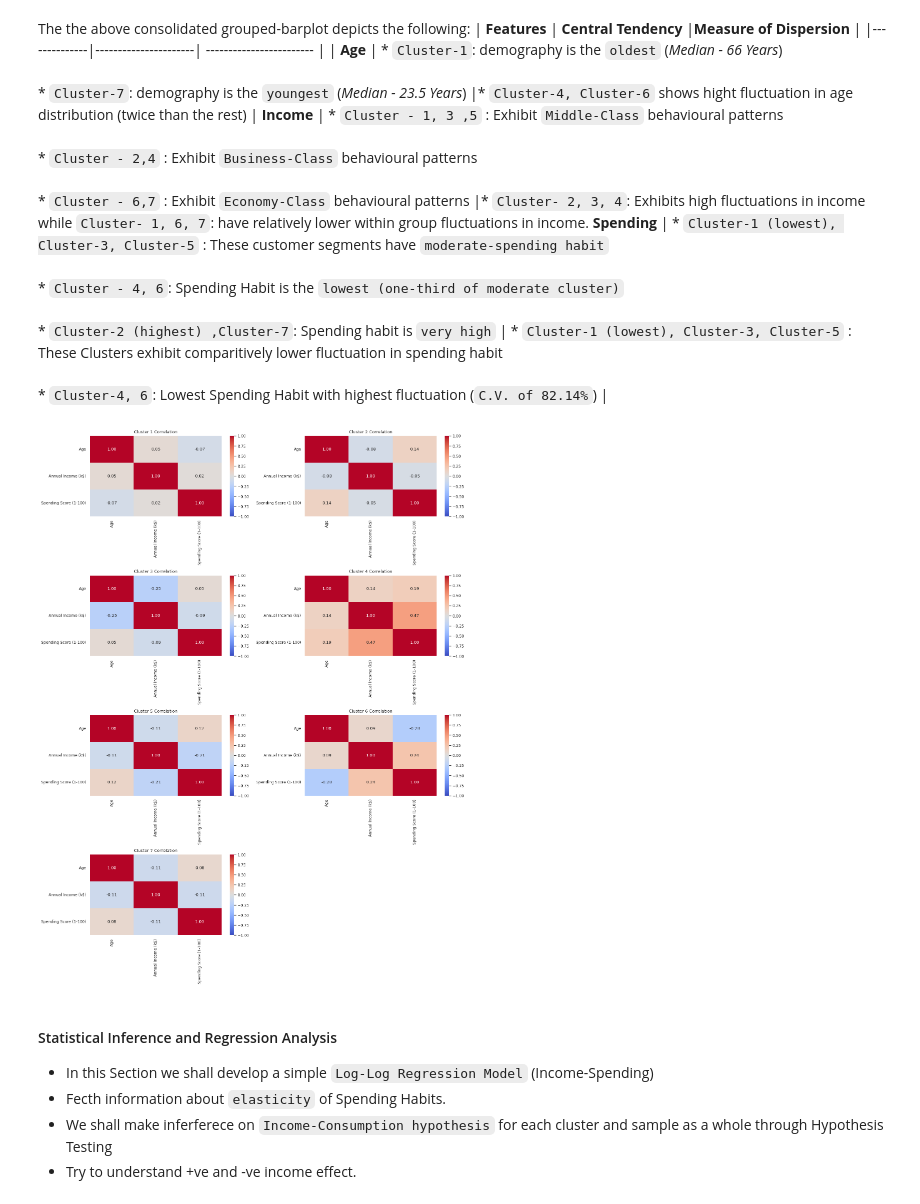
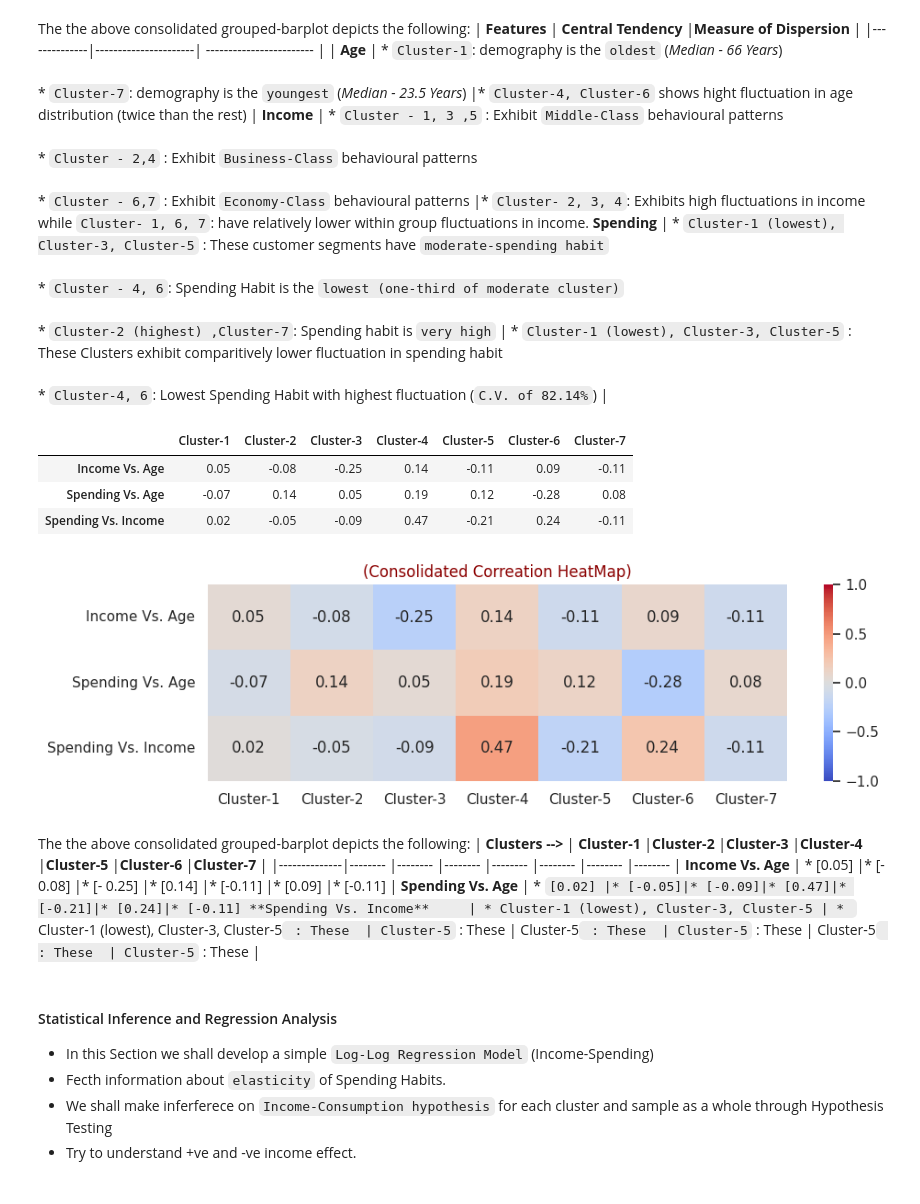
Before and after one commit to pb319/Segment-Stream, a Jupyter notebook: CustSegment.ipynb, the cells around one changed output. Cells and saved outputs as stored; diff of their text form; code cells hidden in the pictures.

Commit message:
Consolidated Correation HeatMap Added

```diff
--- a/CustSegment.ipynb
+++ b/CustSegment.ipynb
@@ -909,29 +909,47 @@ corr4 = customer_cls4[["Age","Annual Income (k$)","Spending Score (1-100)"]].cor
 corr5 = customer_cls5[["Age","Annual Income (k$)","Spending Score (1-100)"]].corr()
 corr6 = customer_cls6[["Age","Annual Income (k$)","Spending Score (1-100)"]].corr()
 corr7 = customer_cls7[["Age","Annual Income (k$)","Spending Score (1-100)"]].corr()
-# %%
-# List of correlation matrices
-corrs = [corr1, corr2, corr3, corr4, corr5, corr6, corr7]
-
-# Set Up Theame in Seaborn
-sns.set_theme("paper")
-
-# Set up the figure for 4 rows × 2 columns
-fig, axes = plt.subplots(4, 2, figsize=(14, 18))
-axes = axes.flatten()
-
-# Plot each heatmap
-for i, corr in enumerate(corrs):
-    sns.heatmap(corr, annot=True, fmt=".2f", cmap="coolwarm", vmin=-1, vmax=1, ax=axes[i])
-    axes[i].set_title(f"Cluster {i+1} Correlation")
-
-# Hide the 8th unused subplot
-fig.delaxes(axes[-1])
-
-plt.tight_layout()
-plt.show()
-# %% [output]
-[figure, removed]
+# %%
+#Let's accumulate correlation value from each cluster in a diction
+corr_list = [corr1, corr2, corr3, corr4, corr5, corr6, corr7]
+entity_list = ["Age","Income","Spending"]
+cluster_dict = {}
+
+
+for idx,element in enumerate(corr_list):
+    score_list = []
+    for i in range(3):
+        for j in range(3):
+            if(i != j and i > j):
+                # print(f'{entity_list[i]},{entity_list[j]}- [Cluster-{idx+1}]: {element.iloc[i,j]}')
+                score_list.append(round(element.iloc[i,j],2))
+    cluster_dict[f'Cluster-{idx+1}'] = score_list
+# %%
+#Create a Dataframe of All Clustered-Correlation Scores
+index_list = ["Income Vs. Age", "Spending Vs. Age", "Spending Vs. Income"]
+cluster_corr = pd.DataFrame(data=cluster_dict,index= index_list)
+cluster_corr.head()
+# %% [output]
+|  | Cluster-1 | Cluster-2 | Cluster-3 | Cluster-4 | Cluster-5 | Cluster-6 | Cluster-7 |
+| Income Vs. Age | 0.05 | -0.08 | -0.25 | 0.14 | -0.11 | 0.09 | -0.11 |
+| Spending Vs. Age | -0.07 | 0.14 | 0.05 | 0.19 | 0.12 | -0.28 | 0.08 |
+| Spending Vs. Income | 0.02 | -0.05 | -0.09 | 0.47 | -0.21 | 0.24 | -0.11 |
+# %%
+# Consolidated Correation HeatMaps
+plt.figure(figsize=(10,3))
+plt.title("(Consolidated Correation HeatMap)",color = "darkred")
+sns.heatmap(cluster_corr, annot=True, fmt=".2f", cmap="coolwarm", vmin=-1, vmax=1)
+plt.tight_layout()
+plt.show()
+# %% [output]
+[figure, added]
+# %% [markdown]
+The the above consolidated grouped-barplot depicts the following:
+| **Clusters -->** | **Cluster-1** |**Cluster-2** |**Cluster-3** |**Cluster-4** |**Cluster-5** |**Cluster-6** |**Cluster-7** |
+|--------------|-------- |-------- |-------- |-------- |-------- |-------- |-------- |
+ **Income Vs. Age**  | * [0.05] |* [- 0.08] |* [- 0.25] |* [0.14] |* [-0.11] |* [0.09] |* [-0.11]
+| **Spending Vs. Age**     | * `[0.02] |* [-0.05]|* [-0.09]|* [0.47]|* [-0.21]|* [0.24]|* [-0.11]
+ **Spending Vs. Income**     | * Cluster-1 (lowest), Cluster-3, Cluster-5 | * `Cluster-1 (lowest), Cluster-3, Cluster-5` : These  | Cluster-5` : These  | Cluster-5` : These  | Cluster-5` : These  | Cluster-5` : These  | Cluster-5` : These  |
 # %% [markdown]
 #### Statistical Inference and Regression Analysis
 - In this Section we shall develop a simple `Log-Log Regression Model` (Income-Spending)
```
